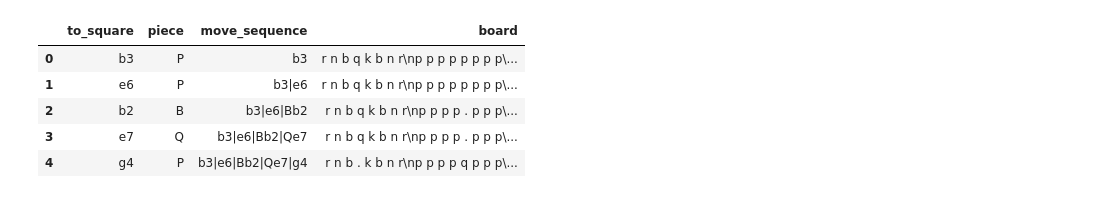
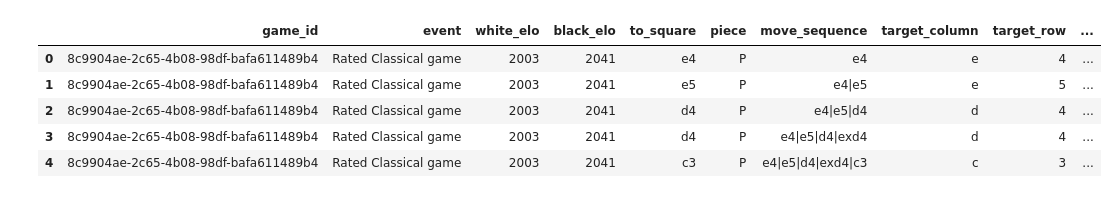
Before and after one commit to RegisGraptin/MLChess-FHE, a Jupyter notebook: data/analyse.ipynb, the cells around one changed output. Cells and saved outputs as stored; diff of their text form; code cells hidden in the pictures.

```diff
--- a/data/analyse.ipynb
+++ b/data/analyse.ipynb
@@ -52,4 +99,5 @@ sample_date = extracted_date.sample()
 # %%
+sample_date = df_merge.sample()
 print(sample_date)
 
 data = sample_date.iloc[0]
@@ -88,12 +138,21 @@ str(board)
+# %%
+df_extracted_data = df_merge.copy()
+
+df_extracted_data["target_column"] = df_extracted_data["to_square"].apply(lambda x: x[0])
+df_extracted_data["target_row"]    = df_extracted_data["to_square"].apply(lambda x: x[1])
 # %%
 import chess
 
 def extracted_board(sequence: str):
-    seq = sequence.split('|')[:-1]
+    seq = sequence.split('|')
     board = chess.Board()
+    white_turn = False
+
     for s in seq:
+        white_turn = not white_turn
+        before_board = str(board)
         board.push_san(s)
-    return str(board)
+        after_board  = str(board)
 
 
-extracted_date["board"] = extracted_date.apply(lambda x: extracted_board(x["move_sequence"]), axis=1)
+    return before_board, after_board, white_turn
@@ -106,10 +158,0 @@ See the caveats in the documentation: https://pandas.pydata.org/pandas-docs/stab
-# %%
-extracted_date.to_csv("./samples_data.csv")
-extracted_date.head()
-# %% [output]
-|  | to_square | piece | move_sequence | board |
-| 0 | b3 | P | b3 | r n b q k b n r\np p p p p p p p\... |
-| 1 | e6 | P | b3|e6 | r n b q k b n r\np p p p p p p p\... |
-| 2 | b2 | B | b3|e6|Bb2 | r n b q k b n r\np p p p . p p p\... |
-| 3 | e7 | Q | b3|e6|Bb2|Qe7 | r n b q k b n r\np p p p . p p p\... |
-| 4 | g4 | P | b3|e6|Bb2|Qe7|g4 | r n b . k b n r\np p p p q p p p\... |
@@ -115,0 +162,15 @@ extracted_date.head()
+# %%
+df_extracted_data[["before_board", "after_board", "white_turn"]] = df_extracted_data.progress_apply(
+    lambda x: extracted_board(x["move_sequence"]),
+    axis=1,
+    result_type='expand'
+)
+# %%
+df_extracted_data.head()
+# %% [output]
+|  | game_id | event | white_elo | black_elo | to_square | piece | move_sequence | target_column | target_row | ... |
+| 0 | 8c9904ae-2c65-4b08-98df-bafa611489b4 | Rated Classical game | 2003 | 2041 | e4 | P | e4 | e | 4 | ... |
+| 1 | 8c9904ae-2c65-4b08-98df-bafa611489b4 | Rated Classical game | 2003 | 2041 | e5 | P | e4|e5 | e | 5 | ... |
+| 2 | 8c9904ae-2c65-4b08-98df-bafa611489b4 | Rated Classical game | 2003 | 2041 | d4 | P | e4|e5|d4 | d | 4 | ... |
+| 3 | 8c9904ae-2c65-4b08-98df-bafa611489b4 | Rated Classical game | 2003 | 2041 | d4 | P | e4|e5|d4|exd4 | d | 4 | ... |
+| 4 | 8c9904ae-2c65-4b08-98df-bafa611489b4 | Rated Classical game | 2003 | 2041 | c3 | P | e4|e5|d4|exd4|c3 | c | 3 | ... |
```
Also changed, not shown: parts of 30 cells of this notebook, 1 other file.
